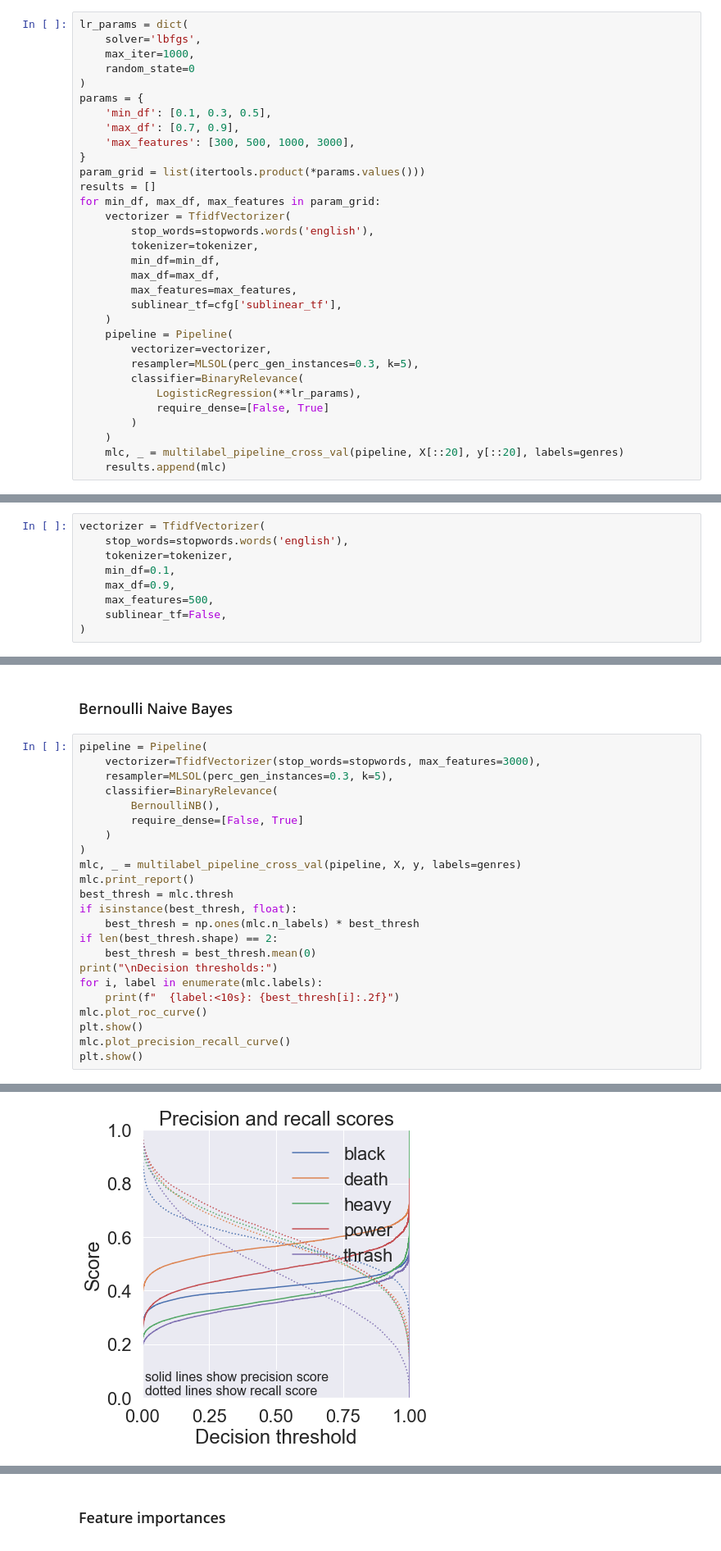
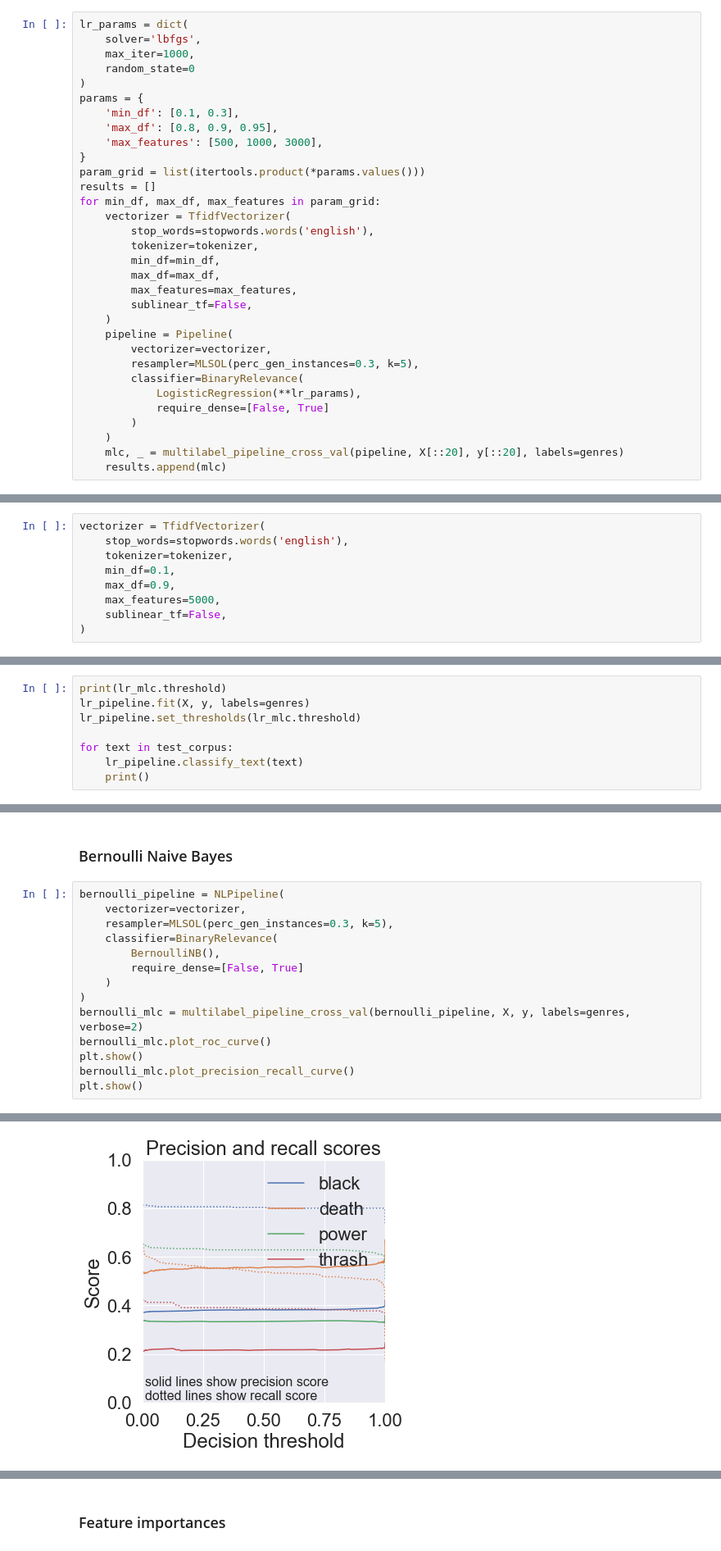
Before and after one commit to pdqnguyen/metallyrics, a Jupyter notebook: analyses/lyrics/notebooks/song-lyrics-multi-genre-bow.ipynb, the cells around one changed output, grey strips where cells are left out. Shown at 82% size. Saved outputs shown, nothing was run; the diff lists cells and outputs as text.

```diff
--- a/analyses/lyrics/notebooks/song-lyrics-multi-genre-bow.ipynb
+++ b/analyses/lyrics/notebooks/song-lyrics-multi-genre-bow.ipynb
@@ -788,9 +805,9 @@ lr_params = dict(
     random_state=0
 )
 params = {
-    'min_df': [0.1, 0.3, 0.5],
-    'max_df': [0.7, 0.9],
-    'max_features': [300, 500, 1000, 3000],
+    'min_df': [0.1, 0.3],
+    'max_df': [0.8, 0.9, 0.95],
+    'max_features': [500, 1000, 3000],
 }
 param_grid = list(itertools.product(*params.values()))
 results = []
@@ -801,7 +818,7 @@ for min_df, max_df, max_features in param_grid:
         min_df=min_df,
         max_df=max_df,
         max_features=max_features,
-        sublinear_tf=cfg['sublinear_tf'],
+        sublinear_tf=False,
     )
     pipeline = Pipeline(
         vectorizer=vectorizer,
@@ -860,7 +878,7 @@ vectorizer = TfidfVectorizer(
     tokenizer=tokenizer,
     min_df=0.1,
     max_df=0.9,
-    max_features=500,
+    max_features=5000,
     sublinear_tf=False,
 )
 # %%
@@ -921,0 +960,8 @@ array([[0.32096534, 0.11188366, 0.0242947 , 0.10200252],
+# %%
+print(lr_mlc.threshold)
+lr_pipeline.fit(X, y, labels=genres)
+lr_pipeline.set_thresholds(lr_mlc.threshold)
+
+for text in test_corpus:
+    lr_pipeline.classify_text(text)
+    print()
@@ -1093,26 +1173,17 @@ label: black
 <a id='bernoullinb'></a>
 ### Bernoulli Naive Bayes
 # %%
-pipeline = Pipeline(
-    vectorizer=TfidfVectorizer(stop_words=stopwords, max_features=3000),
+bernoulli_pipeline = NLPipeline(
+    vectorizer=vectorizer,
     resampler=MLSOL(perc_gen_instances=0.3, k=5),
     classifier=BinaryRelevance(
         BernoulliNB(),
         require_dense=[False, True]
     )
 )
-mlc, _ = multilabel_pipeline_cross_val(pipeline, X, y, labels=genres)
-mlc.print_report()
-best_thresh = mlc.thresh
-if isinstance(best_thresh, float):
-    best_thresh = np.ones(mlc.n_labels) * best_thresh
-if len(best_thresh.shape) == 2:
-    best_thresh = best_thresh.mean(0)
-print("\nDecision thresholds:")
-for i, label in enumerate(mlc.labels):
-    print(f"  {label:<10s}: {best_thresh[i]:.2f}")
-mlc.plot_roc_curve()
+bernoulli_mlc = multilabel_pipeline_cross_val(bernoulli_pipeline, X, y, labels=genres, verbose=2)
+bernoulli_mlc.plot_roc_curve()
 plt.show()
-mlc.plot_precision_recall_curve()
+bernoulli_mlc.plot_precision_recall_curve()
 plt.show()
 # %% [output]
@@ -1154 +1208 @@ Decision thresholds:
-[figure, old version]
+[figure, new version]
```
Also changed, not shown: parts of 40 cells of this notebook, 6 other files.
